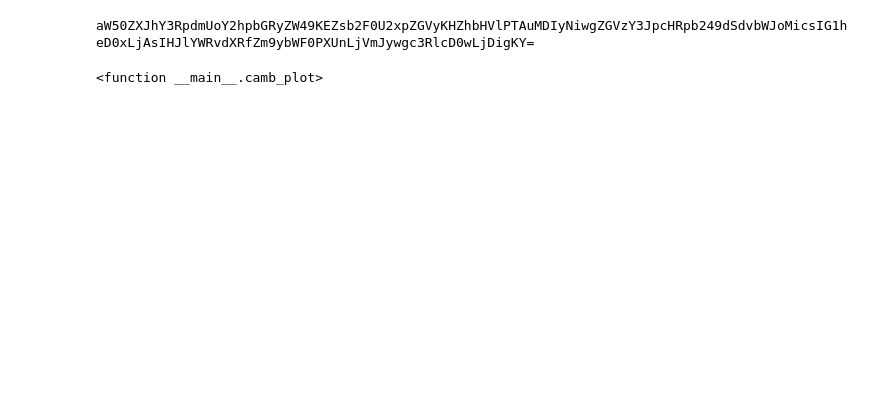
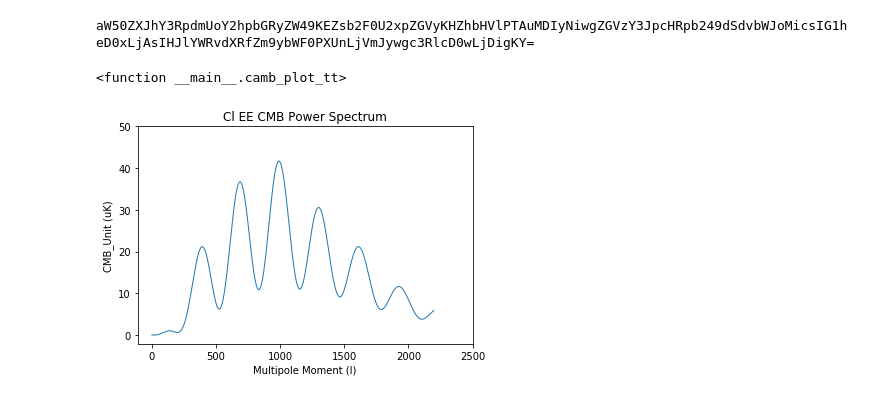
Before and after one commit to daniildolgich/neutrinocmbspectrum, a Jupyter notebook: neutrinocmbspectrum.ipynb, the cells around one changed output. Saved outputs shown, nothing was run; the diff lists cells and outputs as text; code cells hidden in the pictures; blank space fills up the shorter version.

Commit message:
add EE and TE plots without interaction

```diff
--- a/neutrinocmbspectrum.ipynb
+++ b/neutrinocmbspectrum.ipynb
@@ -7,5 +7,6 @@ from ipywidgets import interact
 import ipywidgets as widgets
 
 params = camb.read_ini('camb_interface/camb_params.ini')
+defaults = params
 # %%
 %matplotlib inline
@@ -29,7 +28,31 @@ def camb_plot(ombh2, omch2, omnuh2):
     ax.set(xlabel='Multipole Moment (l)', ylabel='CMB_Unit (uK)', title='Cl TT CMB Power Spectrum')
     plt.show()
 # %%
-interact(camb_plot, ombh2=widgets.FloatSlider(value=params.ombh2, min=0, max=1, step=0.001, readout_format='.5f'), omch2=widgets.FloatSlider(value=params.omch2, min=0, max=1, step=0.001, readout_format='.5f'), omnuh2=widgets.FloatSlider(value=params.omnuh2, min=0, max=1, step=0.001, readout_format='.5f'))
+interact(camb_plot_tt, ombh2=widgets.FloatSlider(value=params.ombh2, min=0, max=1, step=0.001, readout_format='.5f'), omch2=widgets.FloatSlider(value=params.omch2, min=0, max=1, step=0.001, readout_format='.5f'), omnuh2=widgets.FloatSlider(value=params.omnuh2, min=0, max=1, step=0.001, readout_format='.5f'))
 # %% [output]
 aW50ZXJhY3RpdmUoY2hpbGRyZW49KEZsb2F0U2xpZGVyKHZhbHVlPTAuMDIyNiwgZGVzY3JpcHRpb249dSdvbWJoMicsIG1heD0xLjAsIHJlYWRvdXRfZm9ybWF0PXUnLjVmJywgc3RlcD0wLjDigKY=
-<function __main__.camb_plot>
+<function __main__.camb_plot_tt>
+# %%
+%matplotlib inline
+def camb_plot_ee(ombh2, omch2, omnuh2):
+    params.ombh2 = ombh2
+    params.omch2 = omch2
+    params.omnuh2 = omnuh2
+    results = camb.get_results(params)
+
+    unlensed = results.get_cmb_unlensed_scalar_array_dict(lmax=2200, CMB_unit='muK')
+
+    ee = unlensed['ExE']
+
+    fig, ax = plt.subplots()
+    ee = np.delete(ee, [0, 1])
+    ax.plot(ee, linewidth=1)
+    ax.set_xlim([None, 2500])
+    ax.set_ylim([None, 50])
+    ax.set(xlabel='Multipole Moment (l)', ylabel='CMB_Unit (uK)', title='Cl EE CMB Power Spectrum')
+    plt.show()
+# %%
+params = defaults
+camb_plot_ee(params.ombh2, params.omch2, params.omnuh2)
+# %% [output]
+[figure, added]
```
Also changed, not shown: parts of 3 cells of this notebook.
